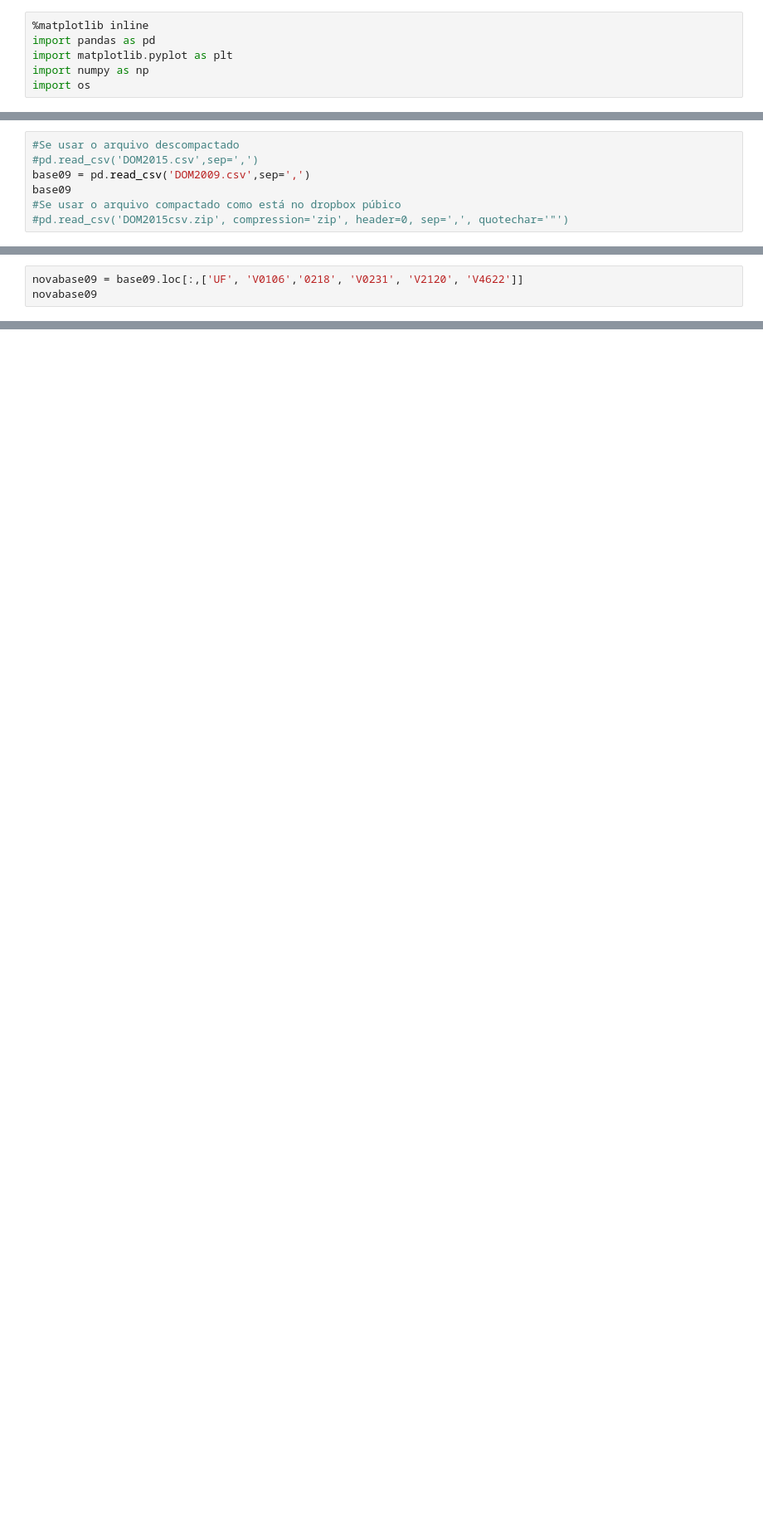
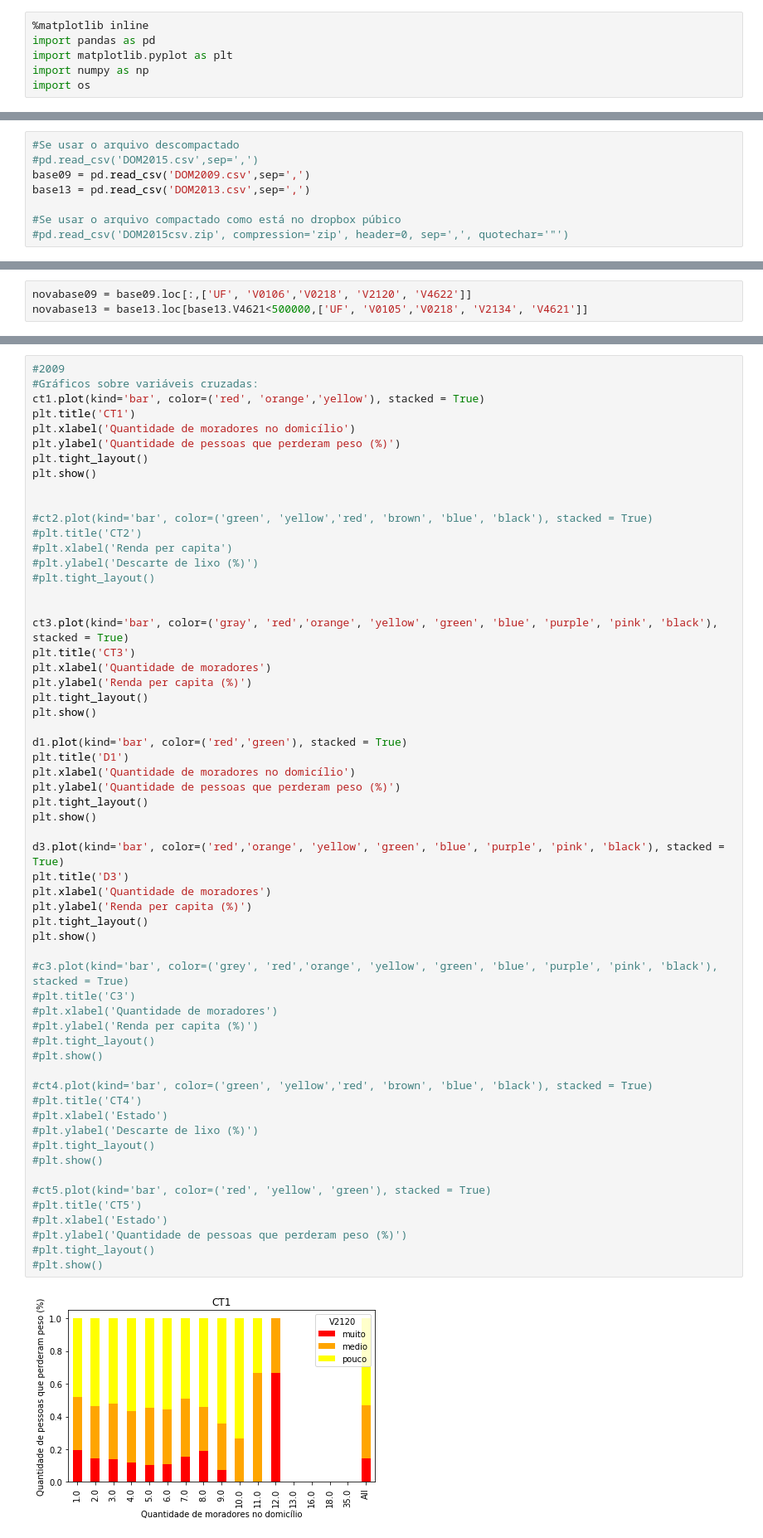
Before and after one commit to augfranco/CienciadosDados, a Jupyter notebook: Projeto1 Layout.ipynb, the cells around one changed output, grey strips where cells are left out. Shown at 83% size. Drawn from its saved outputs; the diff is of its cells as text; blank space fills up the shorter version.

```diff
--- a/Projeto1 Layout.ipynb
+++ b/Projeto1 Layout.ipynb
@@ -37,6 +28,7 @@ C:\Users\Augusto\Desktop\Ciência dos Dados\DOM2009csv
 #Se usar o arquivo descompactado
 #pd.read_csv('DOM2015.csv',sep=',')
 base09 = pd.read_csv('DOM2009.csv',sep=',')
-base09
+base13 = pd.read_csv('DOM2013.csv',sep=',')
+
 #Se usar o arquivo compactado como está no dropbox púbico
 #pd.read_csv('DOM2015csv.zip', compression='zip', header=0, sep=',', quotechar='"')
@@ -62,3 +35,3 @@ base09
 # %%
-novabase09 = base09.loc[:,['UF', 'V0106','0218', 'V0231', 'V2120', 'V4622']]
-novabase09
+novabase09 = base09.loc[:,['UF', 'V0106','V0218', 'V2120', 'V4622']]
+novabase13 = base13.loc[base13.V4621<500000,['UF', 'V0105','V0218', 'V2134', 'V4621']]
@@ -151,0 +125,61 @@ plt.show()
+# %%
+#2009
+#Gráficos sobre variáveis cruzadas:
+ct1.plot(kind='bar', color=('red', 'orange','yellow'), stacked = True)
+plt.title('CT1')
+plt.xlabel('Quantidade de moradores no domicílio')
+plt.ylabel('Quantidade de pessoas que perderam peso (%)')
+plt.tight_layout()
+plt.show()
+
+
+#ct2.plot(kind='bar', color=('green', 'yellow','red', 'brown', 'blue', 'black'), stacked = True)
+#plt.title('CT2')
+#plt.xlabel('Renda per capita')
+#plt.ylabel('Descarte de lixo (%)')
+#plt.tight_layout()
+
+
+ct3.plot(kind='bar', color=('gray', 'red','orange', 'yellow', 'green', 'blue', 'purple', 'pink', 'black'), stacked = True)
+plt.title('CT3')
+plt.xlabel('Quantidade de moradores')
+plt.ylabel('Renda per capita (%)')
+plt.tight_layout()
+plt.show()
+
+d1.plot(kind='bar', color=('red','green'), stacked = True)
+plt.title('D1')
+plt.xlabel('Quantidade de moradores no domicílio')
+plt.ylabel('Quantidade de pessoas que perderam peso (%)')
+plt.tight_layout()
+plt.show()
+
+d3.plot(kind='bar', color=('red','orange', 'yellow', 'green', 'blue', 'purple', 'pink', 'black'), stacked = True)
+plt.title('D3')
+plt.xlabel('Quantidade de moradores')
+plt.ylabel('Renda per capita (%)')
+plt.tight_layout()
+plt.show()
+
+#c3.plot(kind='bar', color=('grey', 'red','orange', 'yellow', 'green', 'blue', 'purple', 'pink', 'black'), stacked = True)
+#plt.title('C3')
+#plt.xlabel('Quantidade de moradores')
+#plt.ylabel('Renda per capita (%)')
+#plt.tight_layout()
+#plt.show()
+
+#ct4.plot(kind='bar', color=('green', 'yellow','red', 'brown', 'blue', 'black'), stacked = True)
+#plt.title('CT4')
+#plt.xlabel('Estado')
+#plt.ylabel('Descarte de lixo (%)')
+#plt.tight_layout()
+#plt.show()
+
+#ct5.plot(kind='bar', color=('red', 'yellow', 'green'), stacked = True)
+#plt.title('CT5')
+#plt.xlabel('Estado')
+#plt.ylabel('Quantidade de pessoas que perderam peso (%)')
+#plt.tight_layout()
+#plt.show()
+# %% [output]
+[figure, added]
```
Also changed, not shown: parts of 25 cells of this notebook.
